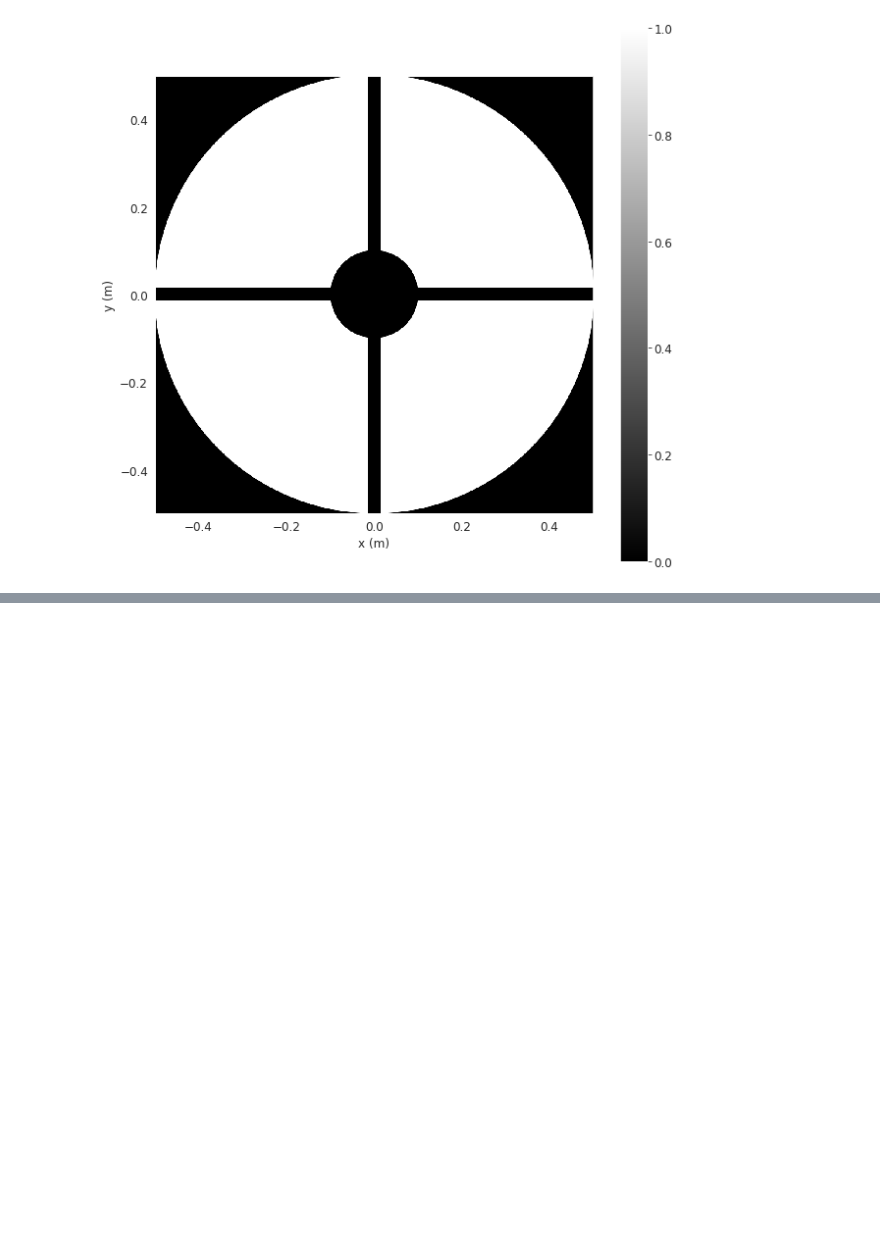
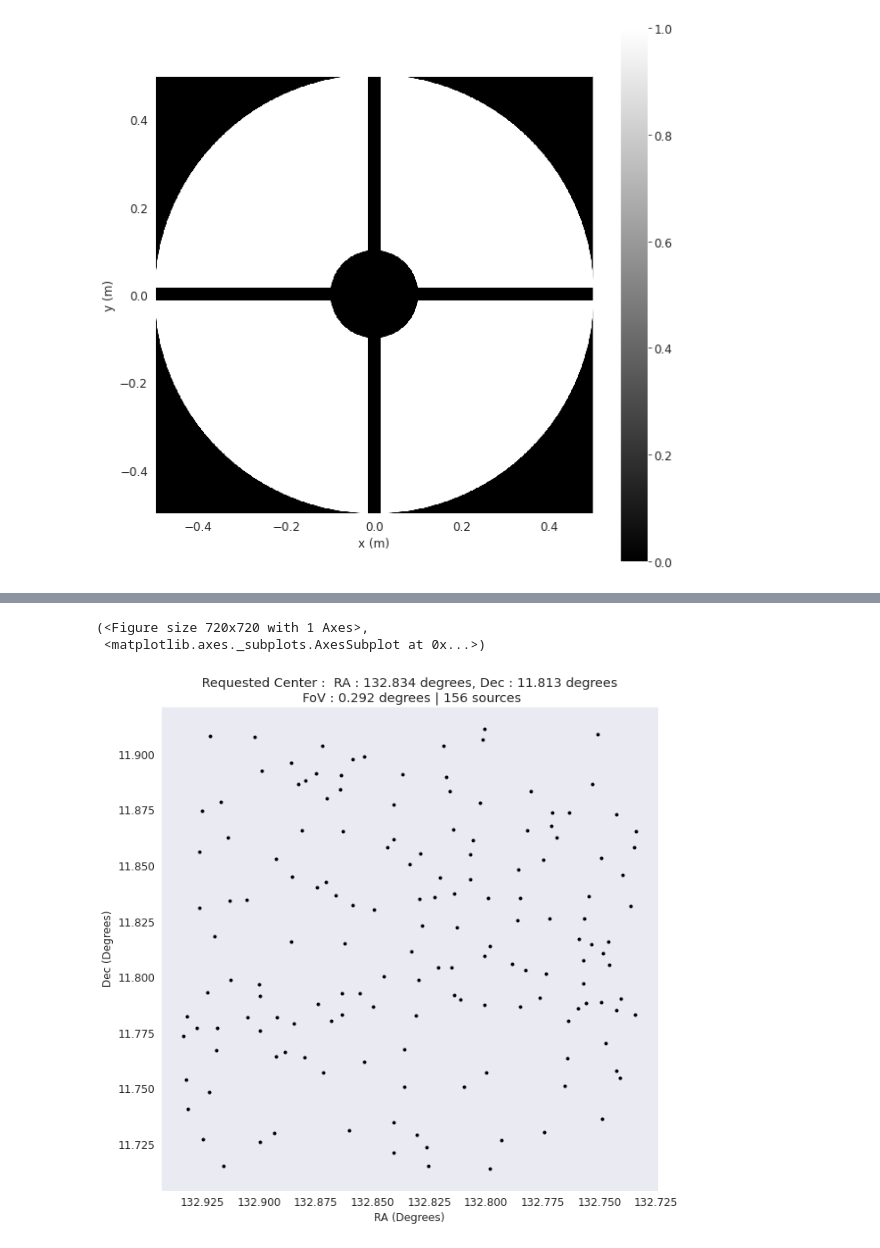
Before and after one commit to Jack3690/INSIST, a Jupyter notebook: PSF_Simulator.ipynb, the cells around one changed output, grey strips where cells are left out. Saved outputs shown, nothing was run; the diff lists cells and outputs as text; code cells hidden in the pictures; blank space fills up the shorter version.

```diff
--- a/PSF_Simulator.ipynb
+++ b/PSF_Simulator.ipynb
@@ -729,4 +733,9 @@ Source name (Eg. M 67, 06h 03m 20s 42 18 00) : M 67
 # %%
-psf = PSF_gen_v2(name)
+df = pd.read_csv('M67.csv')
+psf = PSF_gen_v2(df=df)
 f   = psf.generate_psf()
 psf.show_field()
+# %% [output]
+(<Figure size 720x720 with 1 Axes>,
+ <matplotlib.axes._subplots.AxesSubplot at 0x...>)
+[figure, added]
```
Also changed, not shown: parts of 26 cells of this notebook.
